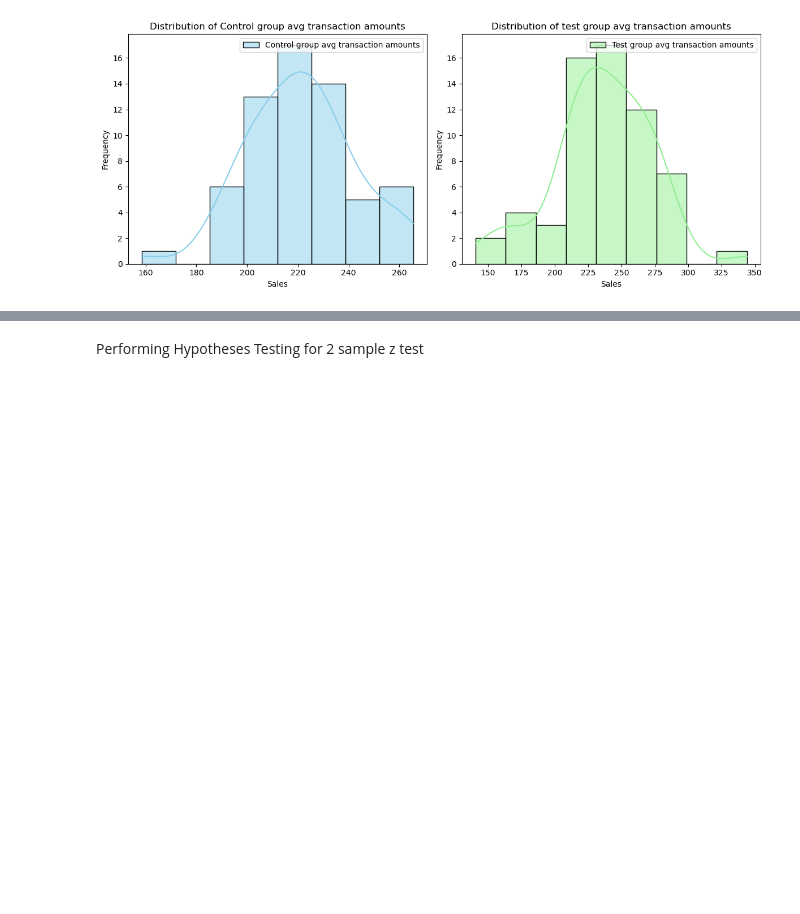
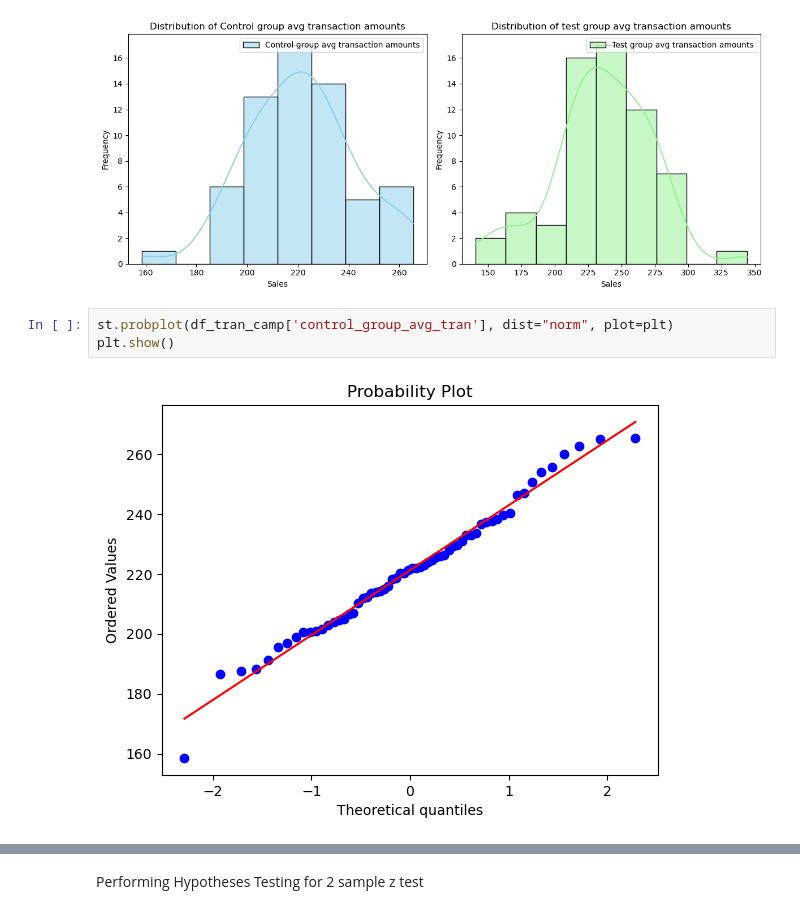
Before and after one commit to sachin-yadav-work/Bank_credit_card, a Jupyter notebook: Bank_credit_card_launch_SachinYadav.ipynb, the cells around one changed output, grey strips where cells are left out. Saved outputs shown, nothing was run; the diff lists cells and outputs as text; blank space fills up the shorter version.

```diff
--- a/Bank_credit_card_launch_SachinYadav.ipynb
+++ b/Bank_credit_card_launch_SachinYadav.ipynb
@@ -1493,3 +1489,8 @@ plt.tight_layout()
 plt.show()
 # %% [output]
 [figure]
+# %%
+st.probplot(df_tran_camp['control_group_avg_tran'], dist="norm", plot=plt)
+plt.show()
+# %% [output]
+[figure, added]
```
Also changed, not shown: parts of 36 cells of this notebook.
